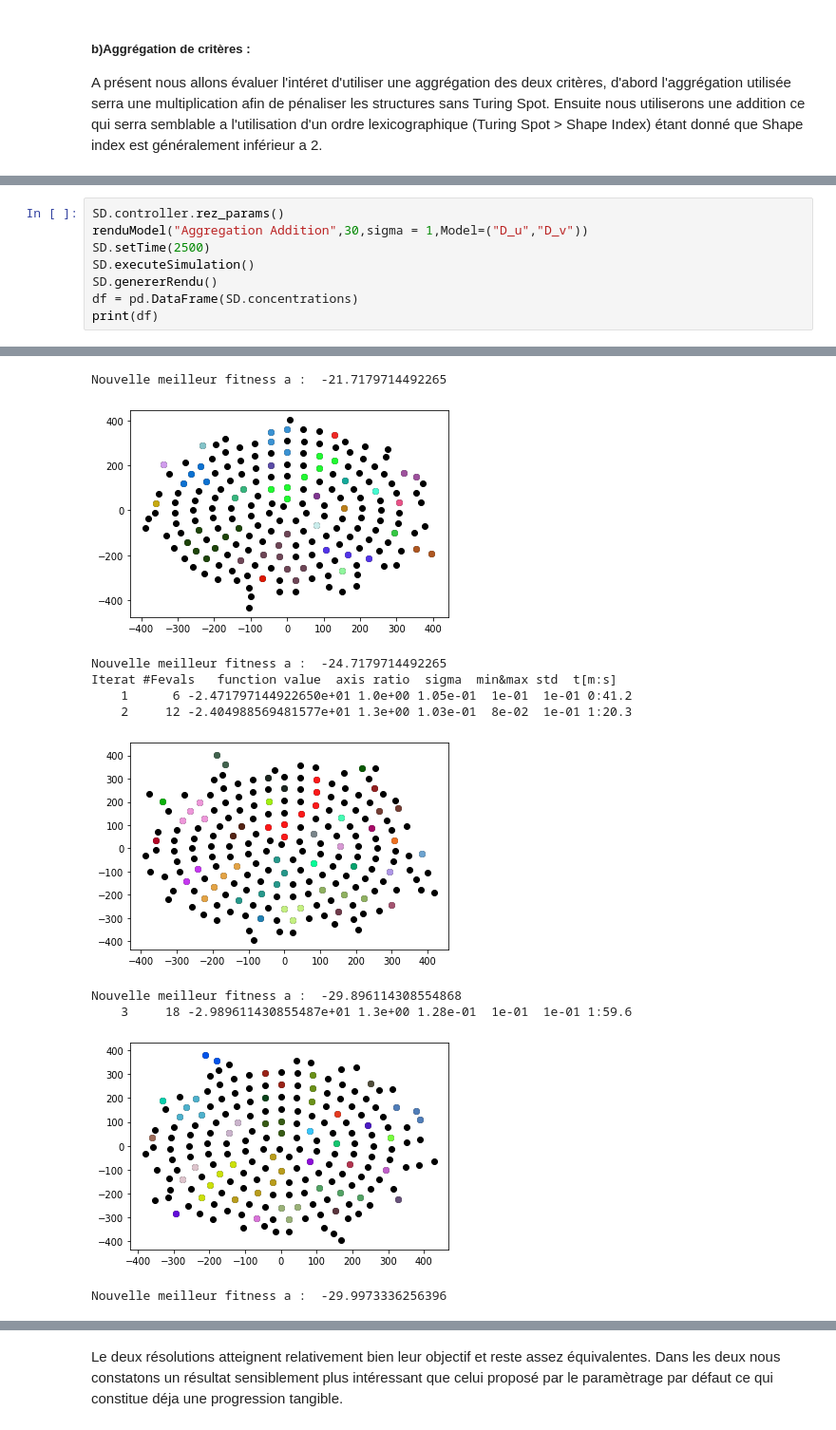
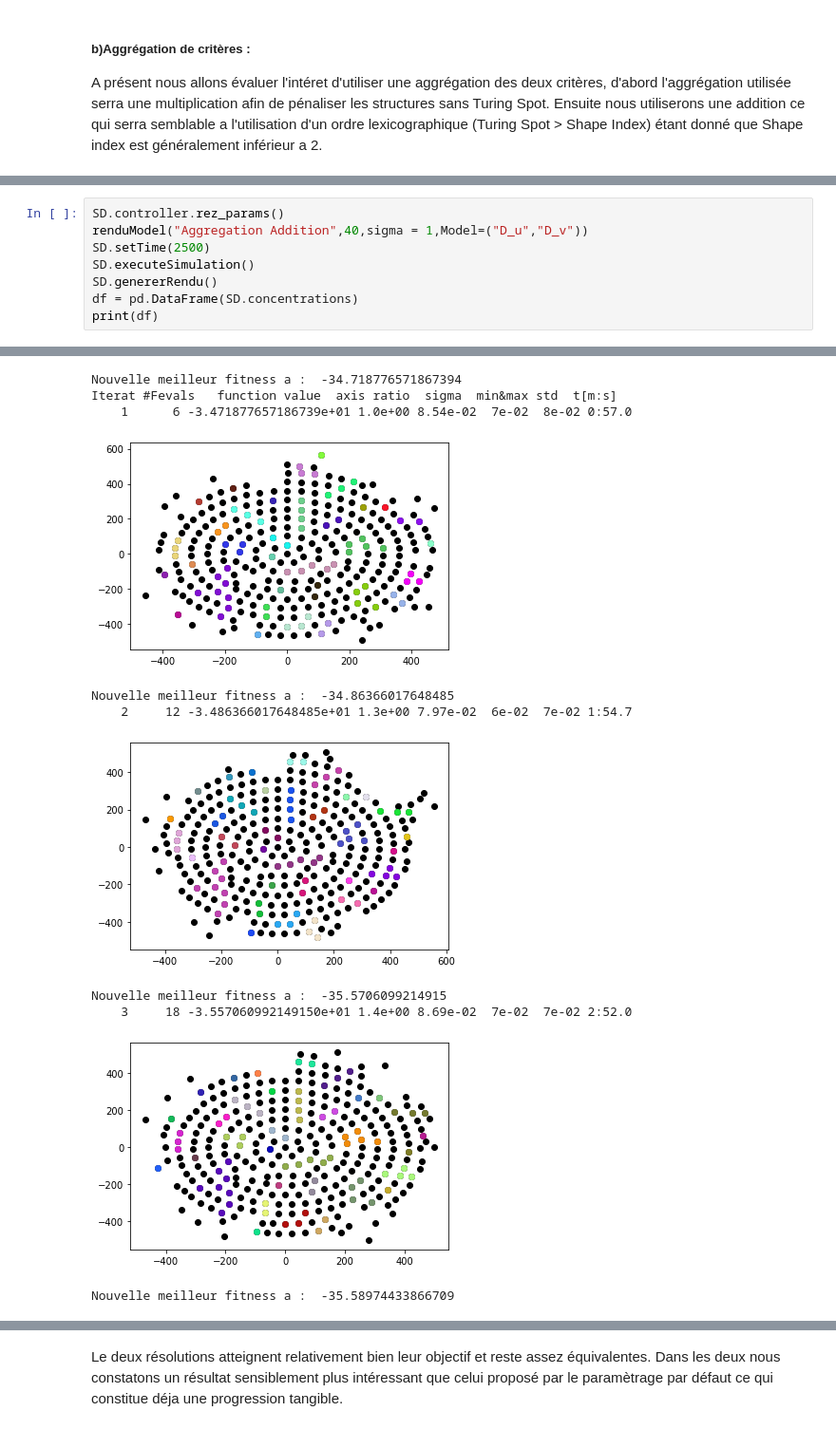
Before and after one commit to steagsInc/Projet_Kilobots, a Jupyter notebook: Rapport_1.ipynb, the cells around one changed output, grey strips where cells are left out. Shown: that part at 95% size. Saved outputs shown, nothing was run; the diff lists cells and outputs as text.

```diff
--- a/Rapport_1.ipynb
+++ b/Rapport_1.ipynb
@@ -290,6 +312,6 @@ Nouvelle meilleur fitness a :  -629.3832179983419
 # %%
 SD.controller.rez_params()
-renduModel("Aggregation Addition",30,sigma = 1,Model=("D_u","D_v"))
+renduModel("Aggregation Addition",40,sigma = 1,Model=("D_u","D_v"))
 SD.setTime(2500)
 SD.executeSimulation()
 SD.genererRendu()
@@ -306,11 +328,11 @@ Nouvelle meilleur fitness a :  -19.017042024303873
-Nouvelle meilleur fitness a :  -21.7179714492265
+Nouvelle meilleur fitness a :  -34.718776571867394
+Iterat #Fevals   function value  axis ratio  sigma  min&max std  t[m:s]
+    1      6 -3.471877657186739e+01 1.0e+00 8.54e-02  7e-02  8e-02 0:57.0
-[figure, old version]
+[figure, new version]
-Nouvelle meilleur fitness a :  -24.7179714492265
-Iterat #Fevals   function value  axis ratio  sigma  min&max std  t[m:s]
-    1      6 -2.471797144922650e+01 1.0e+00 1.05e-01  1e-01  1e-01 0:41.2
-    2     12 -2.404988569481577e+01 1.3e+00 1.03e-01  8e-02  1e-01 1:20.3
+Nouvelle meilleur fitness a :  -34.86366017648485
+    2     12 -3.486366017648485e+01 1.3e+00 7.97e-02  6e-02  7e-02 1:54.7
-[figure, old version]
+[figure, new version]
-Nouvelle meilleur fitness a :  -29.896114308554868
-    3     18 -2.989611430855487e+01 1.3e+00 1.28e-01  1e-01  1e-01 1:59.6
+Nouvelle meilleur fitness a :  -35.5706099214915
+    3     18 -3.557060992149150e+01 1.4e+00 8.69e-02  7e-02  7e-02 2:52.0
-[figure, old version]
+[figure, new version]
-Nouvelle meilleur fitness a :  -29.9973336256396
+Nouvelle meilleur fitness a :  -35.58974433866709
```
Also changed, not shown: parts of 21 cells of this notebook, 46 other files.
